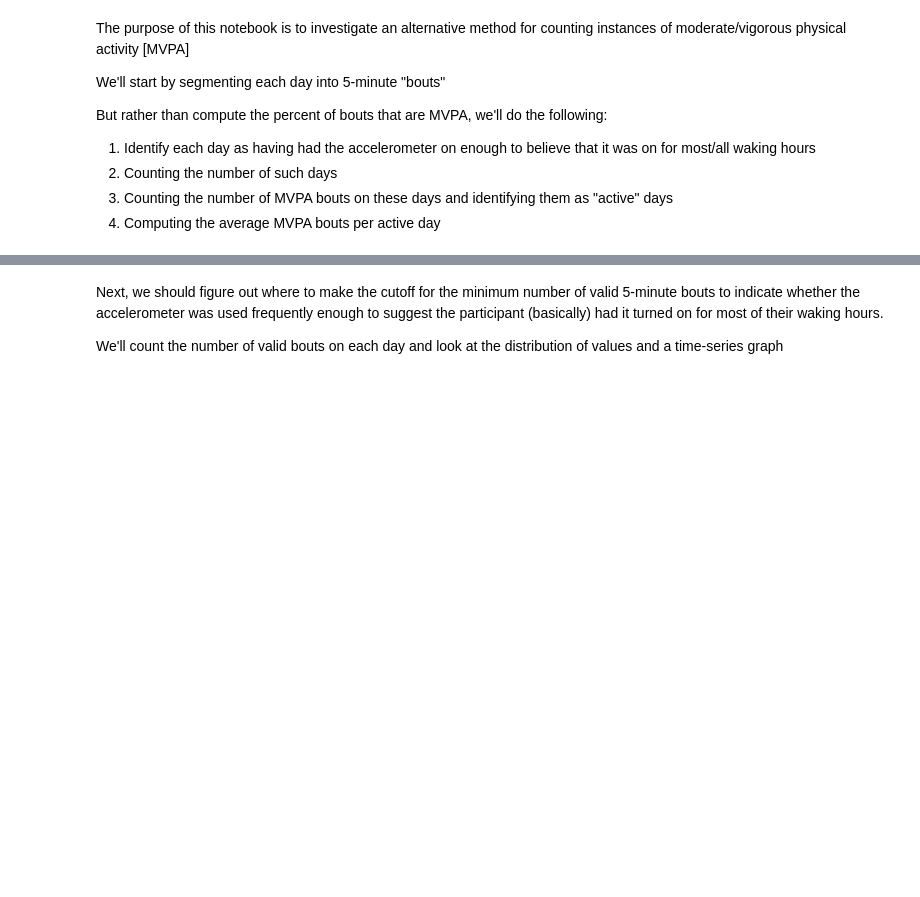
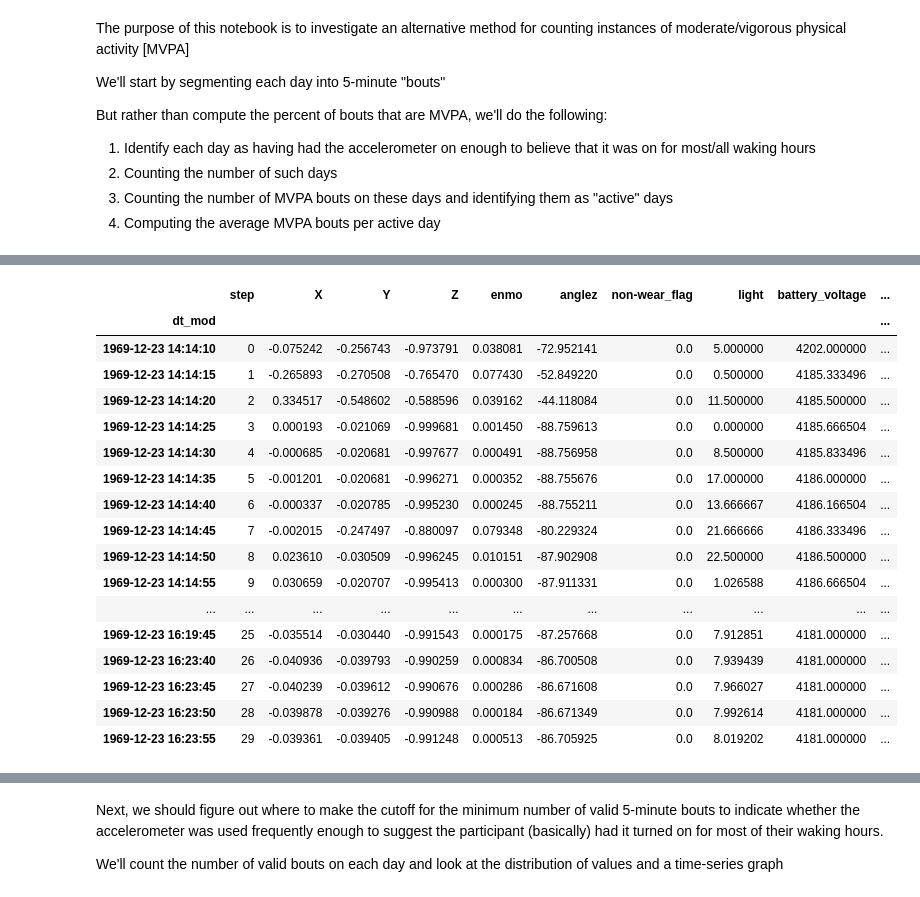
Before and after one commit to aarondweinberg/CMI_problematic_internet_use, a Jupyter notebook: Accelerometer_exploration_6_Alternative_MVPA_Identification.ipynb, the cells around one changed output, grey strips where cells are left out. Cells and saved outputs as stored; diff of their text form; code cells hidden in the pictures; blank space fills up the shorter version.

```diff
--- a/Accelerometer_exploration_6_Alternative_MVPA_Identification.ipynb
+++ b/Accelerometer_exploration_6_Alternative_MVPA_Identification.ipynb
@@ -25,0 +40,21 @@ data0a418b57['dt_mod'] = data0a418b57['dt'] + pd.to_timedelta(data0a418b57['rela
+# %%
+data0a418b57.head(30)
+# %% [output]
+|  | step | X | Y | Z | enmo | anglez | non-wear_flag | light | battery_voltage | ... |
+| dt_mod |  |  |  |  |  |  |  |  |  | ... |
+| 1969-12-23 14:14:10 | 0 | -0.075242 | -0.256743 | -0.973791 | 0.038081 | -72.952141 | 0.0 | 5.000000 | 4202.000000 | ... |
+| 1969-12-23 14:14:15 | 1 | -0.265893 | -0.270508 | -0.765470 | 0.077430 | -52.849220 | 0.0 | 0.500000 | 4185.333496 | ... |
+| 1969-12-23 14:14:20 | 2 | 0.334517 | -0.548602 | -0.588596 | 0.039162 | -44.118084 | 0.0 | 11.500000 | 4185.500000 | ... |
+| 1969-12-23 14:14:25 | 3 | 0.000193 | -0.021069 | -0.999681 | 0.001450 | -88.759613 | 0.0 | 0.000000 | 4185.666504 | ... |
+| 1969-12-23 14:14:30 | 4 | -0.000685 | -0.020681 | -0.997677 | 0.000491 | -88.756958 | 0.0 | 8.500000 | 4185.833496 | ... |
+| 1969-12-23 14:14:35 | 5 | -0.001201 | -0.020681 | -0.996271 | 0.000352 | -88.755676 | 0.0 | 17.000000 | 4186.000000 | ... |
+| 1969-12-23 14:14:40 | 6 | -0.000337 | -0.020785 | -0.995230 | 0.000245 | -88.755211 | 0.0 | 13.666667 | 4186.166504 | ... |
+| 1969-12-23 14:14:45 | 7 | -0.002015 | -0.247497 | -0.880097 | 0.079348 | -80.229324 | 0.0 | 21.666666 | 4186.333496 | ... |
+| 1969-12-23 14:14:50 | 8 | 0.023610 | -0.030509 | -0.996245 | 0.010151 | -87.902908 | 0.0 | 22.500000 | 4186.500000 | ... |
+| 1969-12-23 14:14:55 | 9 | 0.030659 | -0.020707 | -0.995413 | 0.000300 | -87.911331 | 0.0 | 1.026588 | 4186.666504 | ... |
+| ... | ... | ... | ... | ... | ... | ... | ... | ... | ... | ... |
+| 1969-12-23 16:19:45 | 25 | -0.035514 | -0.030440 | -0.991543 | 0.000175 | -87.257668 | 0.0 | 7.912851 | 4181.000000 | ... |
+| 1969-12-23 16:23:40 | 26 | -0.040936 | -0.039793 | -0.990259 | 0.000834 | -86.700508 | 0.0 | 7.939439 | 4181.000000 | ... |
+| 1969-12-23 16:23:45 | 27 | -0.040239 | -0.039612 | -0.990676 | 0.000286 | -86.671608 | 0.0 | 7.966027 | 4181.000000 | ... |
+| 1969-12-23 16:23:50 | 28 | -0.039878 | -0.039276 | -0.990988 | 0.000184 | -86.671349 | 0.0 | 7.992614 | 4181.000000 | ... |
+| 1969-12-23 16:23:55 | 29 | -0.039361 | -0.039405 | -0.991248 | 0.000513 | -86.705925 | 0.0 | 8.019202 | 4181.000000 | ... |
```
Also changed, not shown: parts of 21 cells of this notebook.
